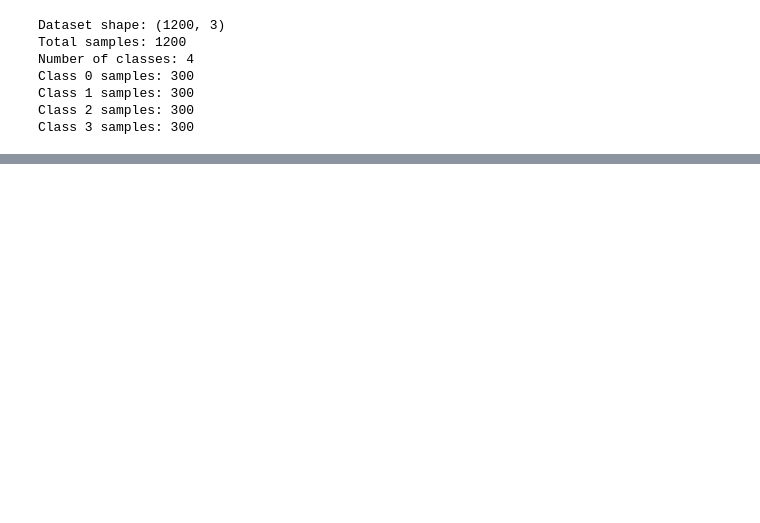
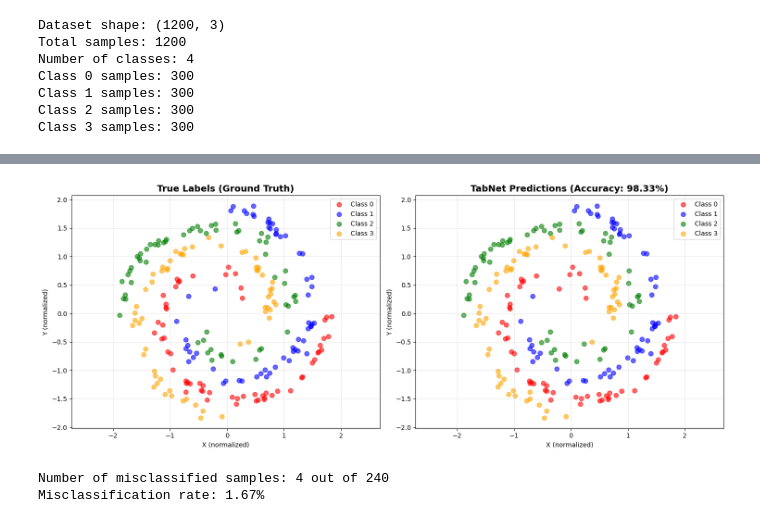
Before and after one commit to em1ttal/TFG, a Jupyter notebook: Codes/notebooks/final_notebook.ipynb, the cells around one changed output, grey strips where cells are left out. Saved outputs shown, nothing was run; the diff lists cells and outputs as text; code cells hidden in the pictures; blank space fills up the shorter version.

```diff
--- a/Codes/notebooks/final_notebook.ipynb
+++ b/Codes/notebooks/final_notebook.ipynb
@@ -103,0 +706,43 @@ plt.show()
+# %%
+# Visualize predictions on test set
+fig, axes = plt.subplots(1, 2, figsize=(15, 6))
+colors = ['red', 'blue', 'green', 'orange']
+
+# Plot 1: True labels
+for class_idx in range(num_classes):
+    mask = y_test == class_idx
+    axes[0].scatter(X_test_scaled[mask, 0], X_test_scaled[mask, 1],
+                   c=colors[class_idx], label=f'Class {class_idx}',
+                   alpha=0.6, s=50)
+axes[0].set_title('True Labels (Ground Truth)', fontsize=14, fontweight='bold')
+axes[0].set_xlabel('X (normalized)')
+axes[0].set_ylabel('Y (normalized)')
+axes[0].legend()
+axes[0].grid(True, alpha=0.3)
+axes[0].axis('equal')
+
+# Plot 2: Predicted labels
+for class_idx in range(num_classes):
+    mask = y_test_pred == class_idx
+    axes[1].scatter(X_test_scaled[mask, 0], X_test_scaled[mask, 1],
+                   c=colors[class_idx], label=f'Class {class_idx}',
+                   alpha=0.6, s=50)
+axes[1].set_title(f'TabNet Predictions (Accuracy: {test_accuracy:.2%})',
+                 fontsize=14, fontweight='bold')
+axes[1].set_xlabel('X (normalized)')
+axes[1].set_ylabel('Y (normalized)')
+axes[1].legend()
+axes[1].grid(True, alpha=0.3)
+axes[1].axis('equal')
+
+plt.tight_layout()
+plt.show()
+
+# Highlight misclassified points
+misclassified = y_test != y_test_pred
+print(f"\nNumber of misclassified samples: {misclassified.sum()} out of {len(y_test)}")
+print(f"Misclassification rate: {misclassified.sum()/len(y_test)*100:.2f}%")
+# %% [output]
+[figure, added]
+Number of misclassified samples: 4 out of 240
+Misclassification rate: 1.67%
```
Also changed, not shown: parts of 36 cells of this notebook, 4 other files.
